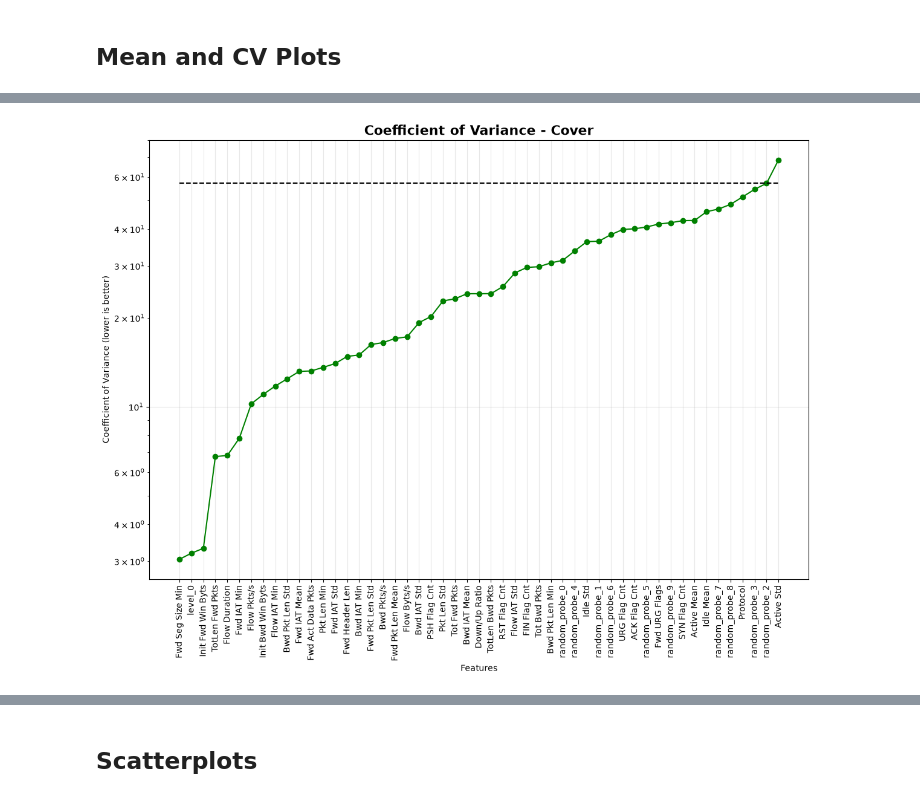
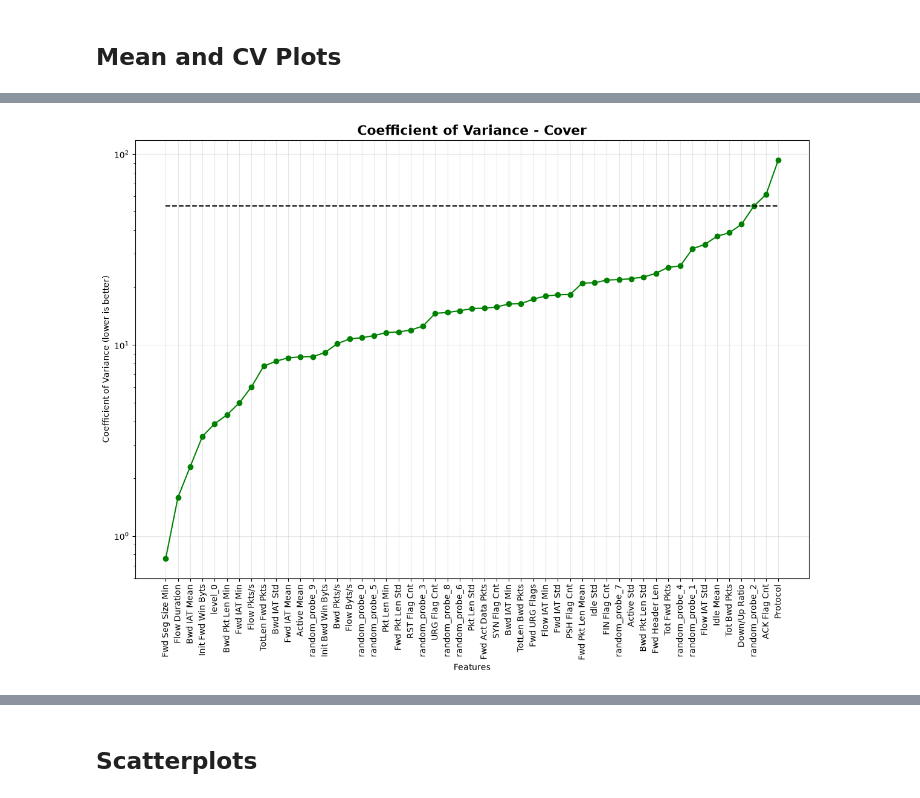
Before and after one commit to KostasEreksonas/NIDS_EDA, a Jupyter notebook: CSE_CIC_IDS2018/CSE_CIC_IDS2018_EDA.ipynb, the cells around one changed output, grey strips where cells are left out. Drawn from its saved outputs; the diff is of its cells as text; code cells hidden in the pictures.

Commit message:
Removed stray index; Fixed Mean/CV mismatch

```diff
--- a/CSE_CIC_IDS2018/CSE_CIC_IDS2018_EDA.ipynb
+++ b/CSE_CIC_IDS2018/CSE_CIC_IDS2018_EDA.ipynb
@@ -420,5 +420,5 @@ Wall time: 26.3 s
 %%time
 
 df.dropna(inplace=True)
-df = df.reset_index()
+df = df.reset_index(drop=True)
 # %% [output]
@@ -482,5 +482,5 @@ Wall time: 26 s
 %%time
 
 df.drop_duplicates(inplace=True)
-df = df.reset_index()
+df = df.reset_index(drop=True)
 # %% [output]
@@ -839,7 +839,8 @@ def serializeNumpy(obj):
 %%time
 
 iter_counter = 1
-seeds = [42, 21, 77, 123, 256, 678, 999, 134135, 81935, 635909]
+#seeds = [42, 21, 77, 123, 256, 678, 999, 134135, 81935, 635909]
+seeds = [42, 21, 12]
 iterations = len(seeds)
 IMPORTANCE_TYPES = ["gain", "weight", "cover"]
 feature_importance_stats = {}
@@ -882,7 +883,7 @@ for seed in seeds:
     start = time.time()
     _, X_subsample, _, y_subsample = train_test_split(
         features, encoded_labels,
-        test_size=0.1,
+        test_size=0.03,
         stratify=labels,
         random_state=seed
     )
@@ -1019,4 +1000,17 @@ def feature_importance(plot_data, title, xlabel, ylabel, threshold):
     plt.close(fig)
 # %% [markdown]
 ## Mean and CV Plots
+# %%
+random_columns = [f"random_probe_{x}" for x in range(10)]
+
+gain_mean_threshold = np.max([gain_mean_sorted[x] for x in random_columns])
+gain_cv_threshold = np.max([gain_cv_sorted[x] for x in random_columns])
+weight_mean_threshold = np.max([weight_mean_sorted[x] for x in random_columns])
+weight_cv_threshold = np.max([weight_cv_sorted[x] for x in random_columns])
+cover_mean_threshold = np.max([cover_mean_sorted[x] for x in random_columns])
+cover_cv_threshold = np.max([cover_cv_sorted[x] for x in random_columns])
+importance_mean_threshold = np.max([importance_mean_sorted[x] for x in random_columns])
+importance_cv_threshold = np.max([importance_cv_sorted[x] for x in random_columns])
+rank_mean_threshold = np.max([rank_mean_sorted[x] for x in random_columns])
+rank_cv_threshold = np.max([rank_cv_sorted[x] for x in random_columns])
 # %%
@@ -1072,10 +1086,12 @@ feature_importance(
 # %%
+%%time
+
 feature_importance(
     cover_cv_sorted,
     "Coefficient of Variance - Cover",
     "Features",
     "Coefficient of Variance (lower is better)",
-    cover_cv_random
+    cover_cv_threshold
 )
 # %% [output]
-[figure, old version]
+[figure, new version]
```
Also changed, not shown: parts of 52 cells of this notebook, 15 other files.
